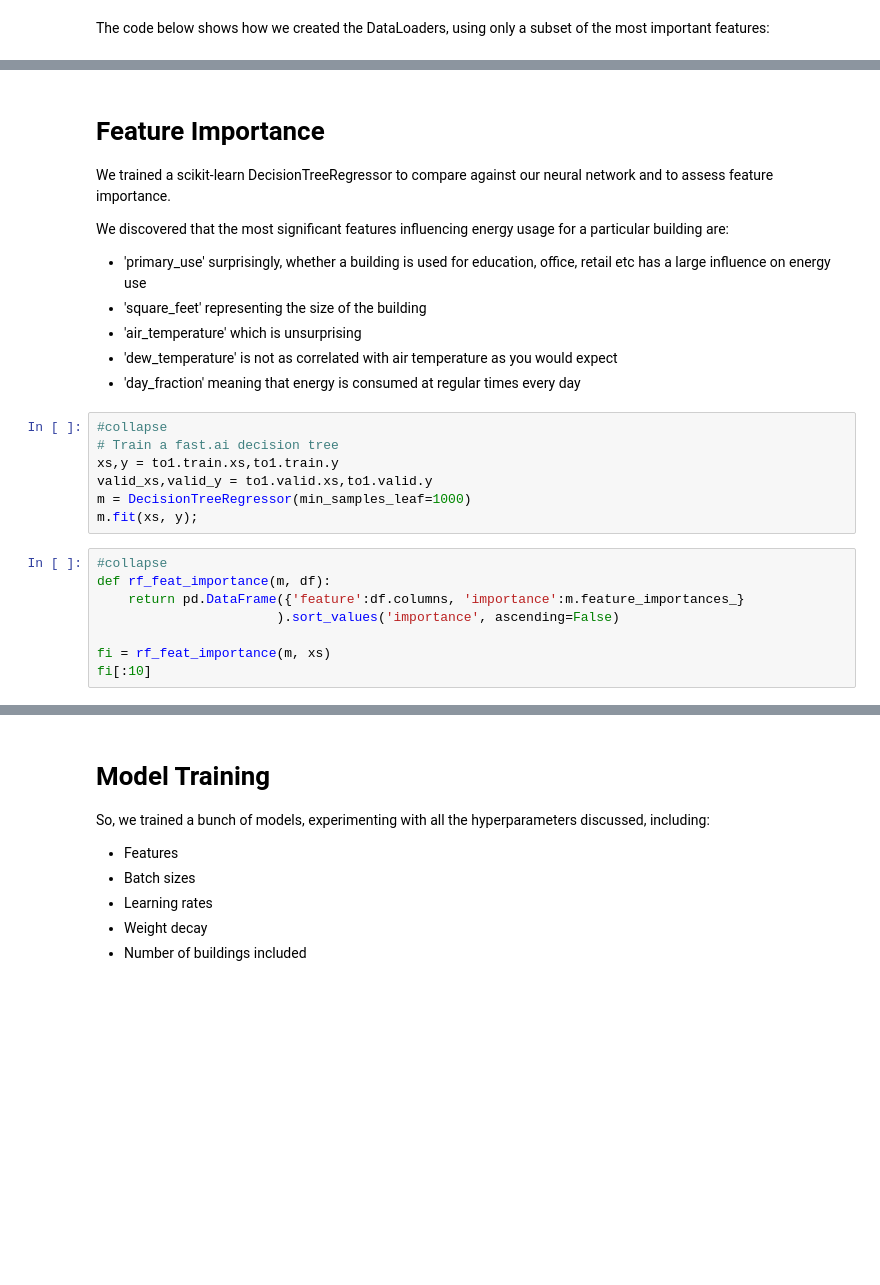
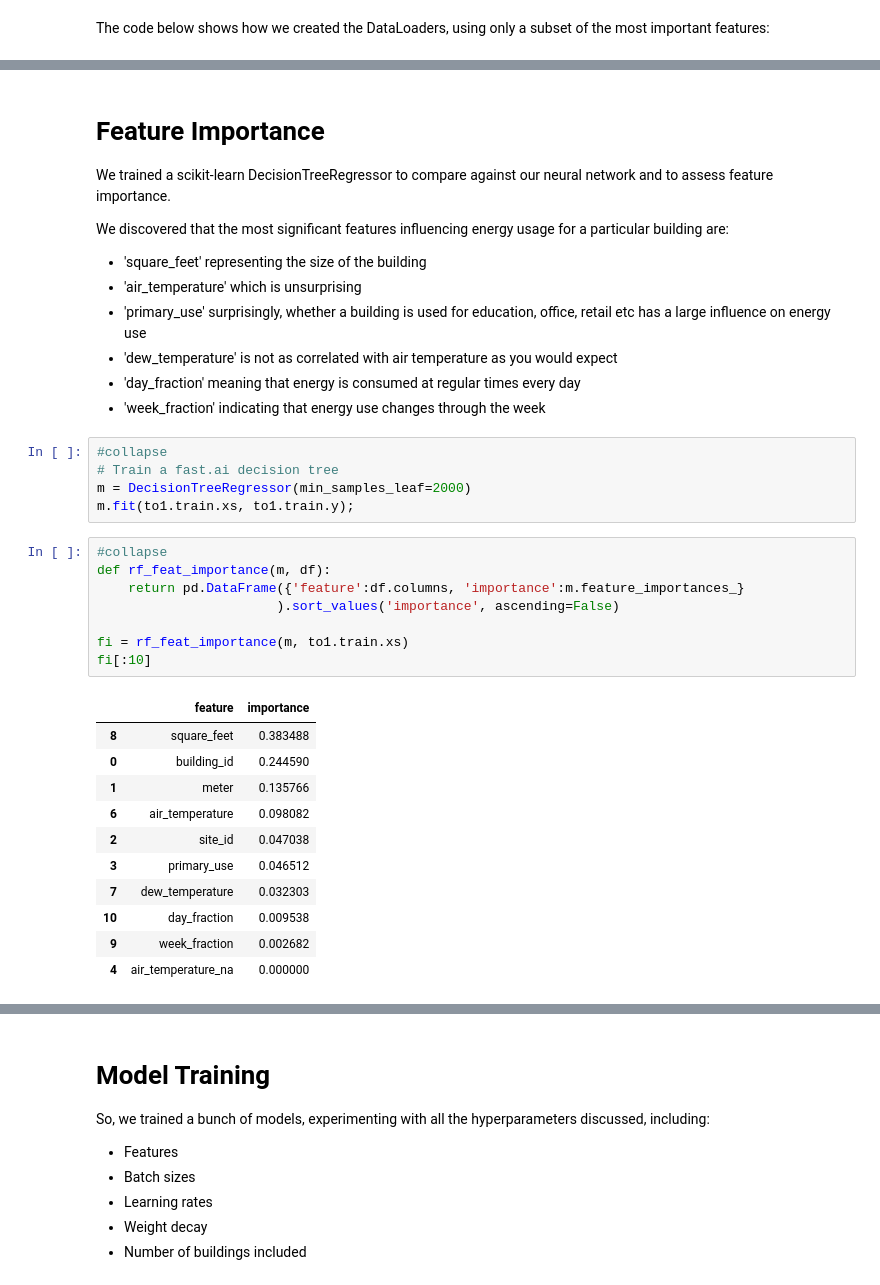
Before and after one commit to fastai-energetic-engineering/ashrae, a Jupyter notebook: _notebooks/2021-07-23-tabular1online-presentation.ipynb, the cells around one changed output, grey strips where cells are left out. Saved outputs shown, nothing was run; the diff lists cells and outputs as text; blank space fills up the shorter version.

```diff
--- a/_notebooks/2021-07-23-tabular1online-presentation.ipynb
+++ b/_notebooks/2021-07-23-tabular1online-presentation.ipynb
@@ -194,25 +206,36 @@ gc.collect()
 We trained a scikit-learn DecisionTreeRegressor to compare against our neural network and to assess feature importance.
 
 We discovered that the most significant features influencing energy usage for a particular building are:
-* 'primary_use' surprisingly, whether a building is used for education, office, retail etc has a large influence on energy use
 * 'square_feet' representing the size of the building
 * 'air_temperature' which is unsurprising
+* 'primary_use' surprisingly, whether a building is used for education, office, retail etc has a large influence on energy use
 * 'dew_temperature' is not as correlated with air temperature as you would expect
 * 'day_fraction' meaning that energy is consumed at regular times every day
+* 'week_fraction' indicating that energy use changes through the week
 # %%
 #collapse
 # Train a fast.ai decision tree
-xs,y = to1.train.xs,to1.train.y
-valid_xs,valid_y = to1.valid.xs,to1.valid.y
-m = DecisionTreeRegressor(min_samples_leaf=1000)
-m.fit(xs, y);
+m = DecisionTreeRegressor(min_samples_leaf=2000)
+m.fit(to1.train.xs, to1.train.y);
 # %%
 #collapse
 def rf_feat_importance(m, df):
     return pd.DataFrame({'feature':df.columns, 'importance':m.feature_importances_}
                        ).sort_values('importance', ascending=False)
 
-fi = rf_feat_importance(m, xs)
+fi = rf_feat_importance(m, to1.train.xs)
 fi[:10]
+# %% [output]
+|  | feature | importance |
+| 8 | square_feet | 0.383488 |
+| 0 | building_id | 0.244590 |
+| 1 | meter | 0.135766 |
+| 6 | air_temperature | 0.098082 |
+| 2 | site_id | 0.047038 |
+| 3 | primary_use | 0.046512 |
+| 7 | dew_temperature | 0.032303 |
+| 10 | day_fraction | 0.009538 |
+| 9 | week_fraction | 0.002682 |
+| 4 | air_temperature_na | 0.000000 |
 # %%
 #collapse
```
Also changed, not shown: parts of 18 cells of this notebook.
